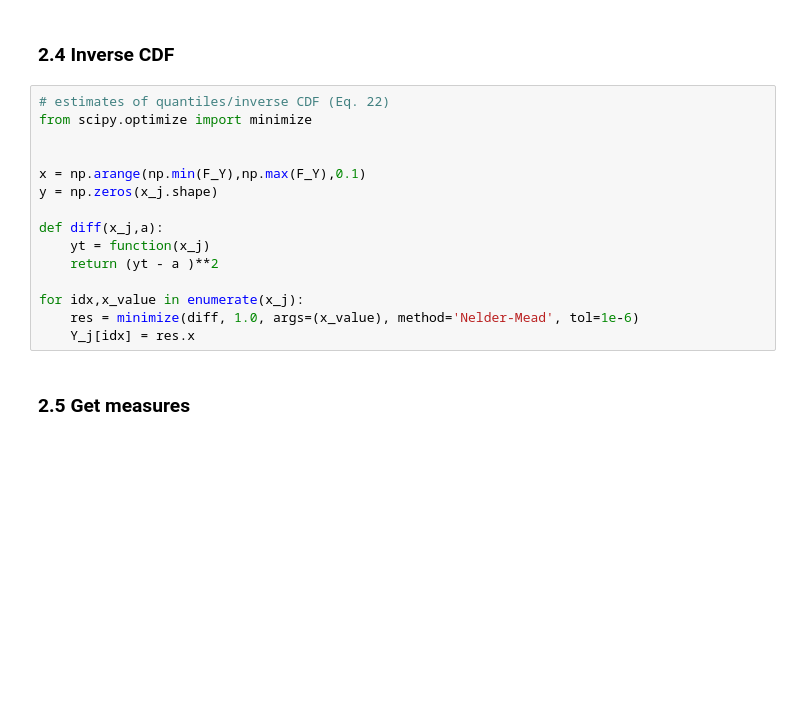
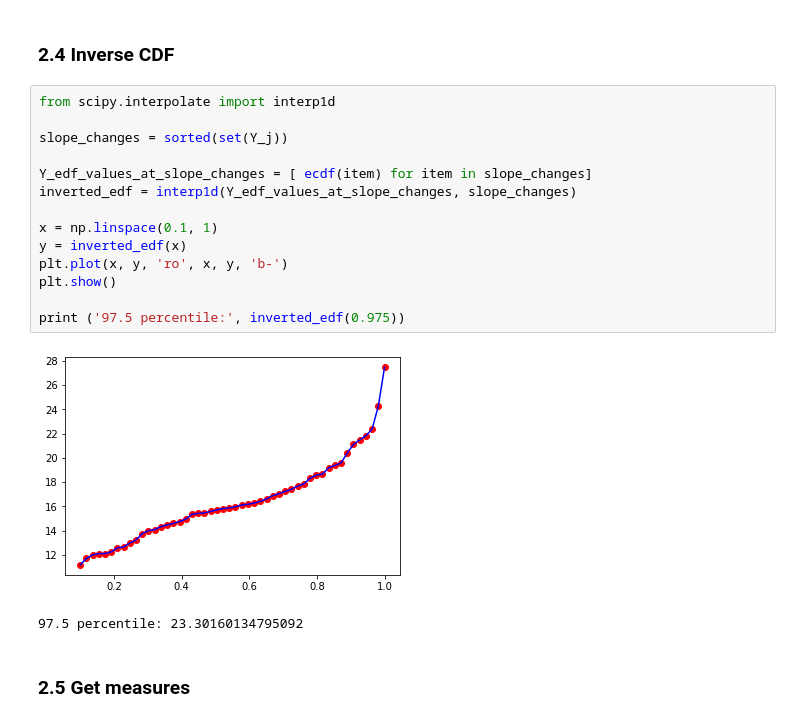
Before and after one commit to Yuleii/quantile-sensitivity-measures, a Jupyter notebook: test_1.ipynb, the cells around one changed output. Drawn from its saved outputs; the diff is of its cells as text; blank space fills up the shorter version.

```diff
--- a/test_1.ipynb
+++ b/test_1.ipynb
@@ -172,19 +215,21 @@ F_Y = estimate_CDF(y)
 # %% [markdown]
 ### 2.4 Inverse CDF
-# %%
-# estimates of quantiles/inverse CDF (Eq. 22)
-from scipy.optimize import minimize
-
-
-x = np.arange(np.min(F_Y),np.max(F_Y),0.1)
-y = np.zeros(x_j.shape)
-
-def diff(x_j,a):
-    yt = function(x_j)
-    return (yt - a )**2
-
-for idx,x_value in enumerate(x_j):
-    res = minimize(diff, 1.0, args=(x_value), method='Nelder-Mead', tol=1e-6)
-    Y_j[idx] = res.x
+# %%
+from scipy.interpolate import interp1d
+
+slope_changes = sorted(set(Y_j))
+
+Y_edf_values_at_slope_changes = [ ecdf(item) for item in slope_changes]
+inverted_edf = interp1d(Y_edf_values_at_slope_changes, slope_changes)
+
+x = np.linspace(0.1, 1)
+y = inverted_edf(x)
+plt.plot(x, y, 'ro', x, y, 'b-')
+plt.show()
+
+print ('97.5 percentile:', inverted_edf(0.975))
+# %% [output]
+[figure, added]
+97.5 percentile: 23.30160134795092
 # %% [markdown]
 ### 2.5 Get measures
```
Also changed, not shown: parts of 10 cells of this notebook.
